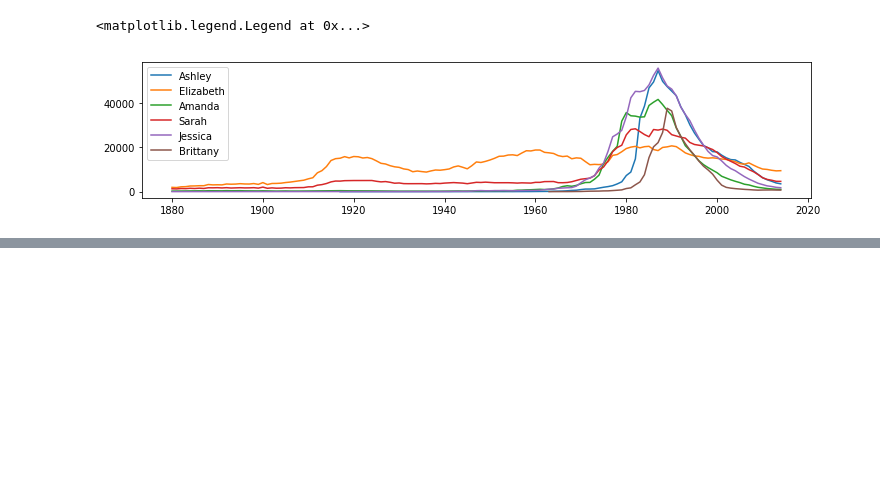
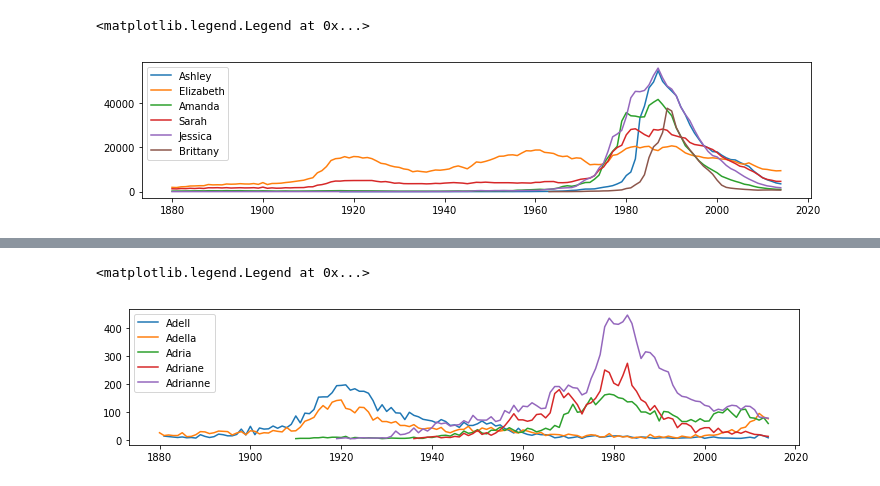
Before and after one commit to 4bic/learn_code, a Jupyter notebook: python:Data Analysis/baby names in panda.ipynb, the cells around one changed output, grey strips where cells are left out. Saved outputs shown, nothing was run; the diff lists cells and outputs as text; code cells hidden in the pictures; blank space fills up the shorter version.

```diff
--- a/python:Data Analysis/baby names in panda.ipynb
+++ b/python:Data Analysis/baby names in panda.ipynb
@@ -406,0 +492,6 @@ plt.legend(popular)
+# %%
+totals_recent = all_years[all_years['year'] > 2005].groupby(['sex','name'])['number'].sum()
+
+spiky_common = spikyness[(totals > 5000) & (totals_recent < 1000)].copy()
+spiky_common.sort_values(ascending=False)
+spiky_common.head(10)
@@ -406,0 +511,12 @@ plt.legend(popular)
+# %%
+fads = spiky_common.head(5).index.values
+# %%
+plt.figure(figsize=(12, 2.5))
+
+for sex,name in fads:
+    plotname(sex,name)
+
+plt.legend([name for sex, name in fads], loc='upper left')
+# %% [output]
+<matplotlib.legend.Legend at 0x...>
+[figure, added]
```
Also changed, not shown: parts of 21 cells of this notebook.
